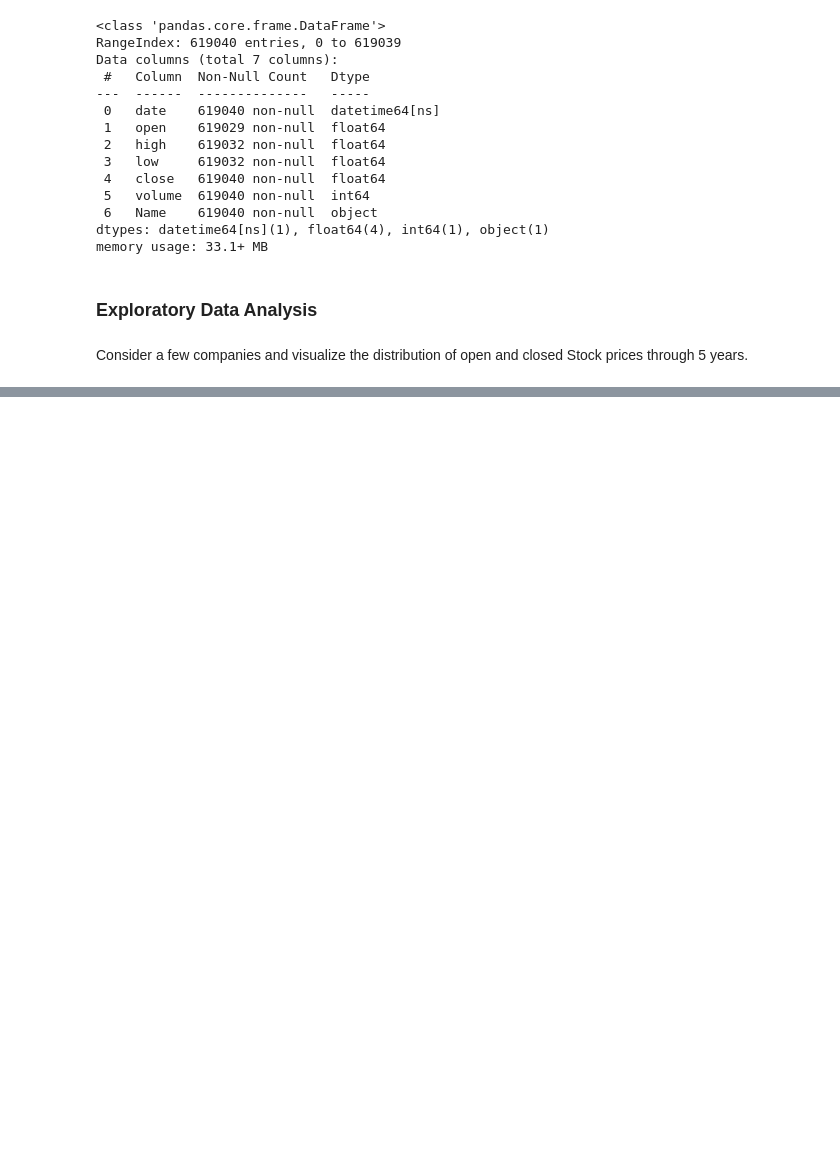
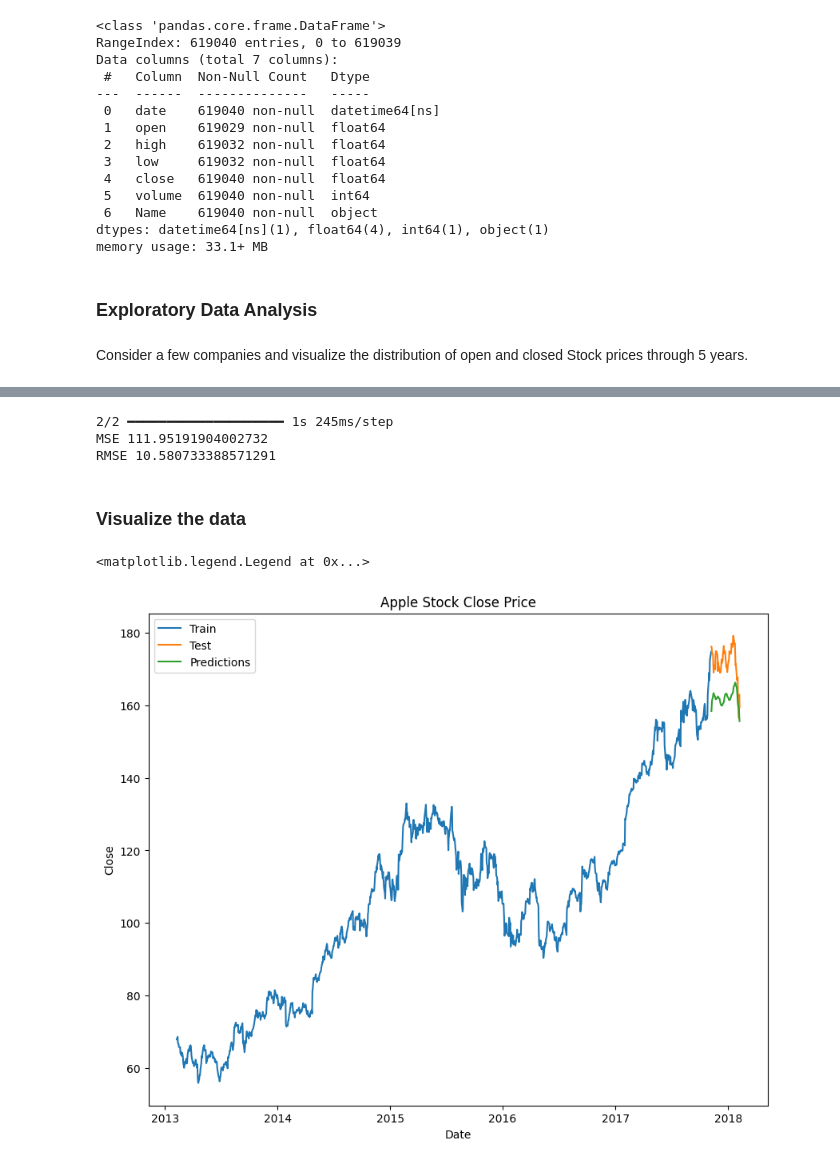
Before and after one commit to danieljames96/ML-Projects, a Jupyter notebook: stock-price-prediction-tensorflow/src/stockPredict.ipynb, the cells around one changed output, grey strips where cells are left out. Saved outputs shown, nothing was run; the diff lists cells and outputs as text; code cells hidden in the pictures; blank space fills up the shorter version.

```diff
--- a/stock-price-prediction-tensorflow/src/stockPredict.ipynb
+++ b/stock-price-prediction-tensorflow/src/stockPredict.ipynb
@@ -69,0 +142,11 @@ Consider a few companies and visualize the distribution of open and closed Stock
+# %%
+model = keras.models.Sequential()
+
+model.add(keras.layers.LSTM(units=64,
+                            return_sequences=True,
+                            input_shape=(x_train.shape[1], 1)))
+model.add(keras.layers.LSTM(units=64))
+model.add(keras.layers.Dense(32))
+model.add(keras.layers.Dropout(0.5))
+model.add(keras.layers.Dense(1))
+model.summary()
@@ -69,0 +193,4 @@ Consider a few companies and visualize the distribution of open and closed Stock
+# %%
+model.compile(optimizer='adam',
+              loss='mean_squared_error')
+history = model.fit(x_train, y_train, epochs=20)
@@ -69,0 +215,37 @@ Consider a few companies and visualize the distribution of open and closed Stock
+# %%
+test_data = scaled_data[training - 60:, :]
+x_test = []
+y_test = dataset[training:, :]
+for i in range(60, len(test_data)):
+    x_test.append(test_data[i-60:i, 0])
+
+x_test = np.array(x_test)
+x_test = np.reshape(x_test, (x_test.shape[0], x_test.shape[1], 1))
+
+predictions = model.predict(x_test)
+predictions = scaler.inverse_transform(predictions)
+
+mse = np.mean(((predictions - y_test) ** 2))
+print("MSE", mse)
+print("RMSE", np.sqrt(mse))
+# %% [output]
+2/2 ━━━━━━━━━━━━━━━━━━━━ 1s 245ms/step
+MSE 111.95191904002732
+RMSE 10.580733388571291
+# %% [markdown]
+### Visualize the data
+# %%
+train = apple[:training]
+test = apple[training:]
+test['predictions'] = predictions
+
+plt.figure(figsize=(10, 8))
+plt.plot(train['date'], train['close'])
+plt.plot(test['date'], test[['close', 'predictions']])
+plt.title('Apple Stock Close Price')
+plt.xlabel('Date')
+plt.ylabel('Close')
+plt.legend(['Train', 'Test', 'Predictions'])
+# %% [output]
+<matplotlib.legend.Legend at 0x...>
+[figure, added]
```
Also changed, not shown: parts of 17 cells of this notebook, 6 other files.
